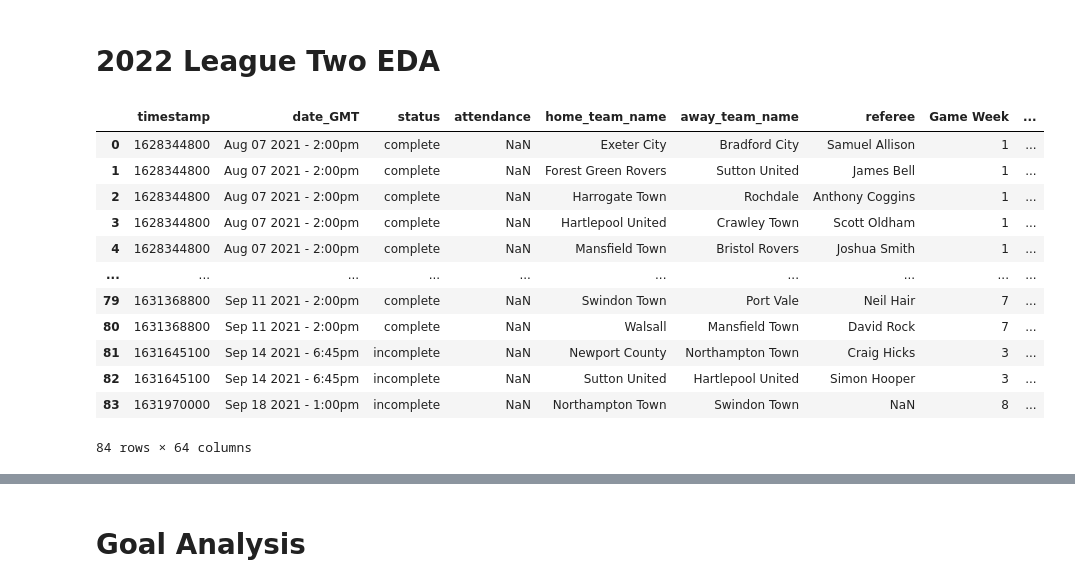
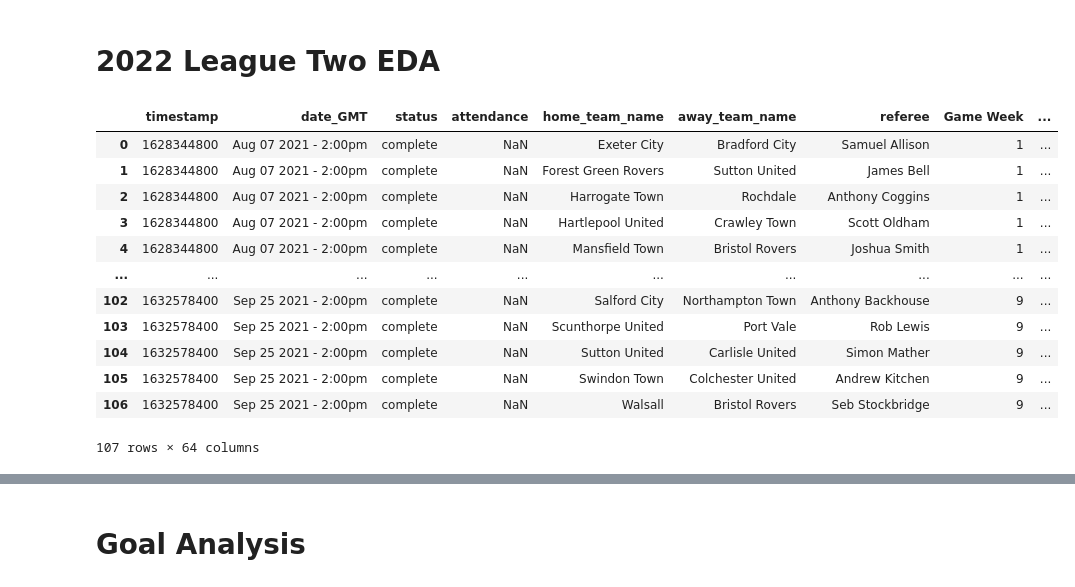
Before and after one commit to dkeyer/English-_Championship_2021, a Jupyter notebook: League_Two/League_two_2022_EDA.ipynb, the cells around one changed output, grey strips where cells are left out. Saved outputs shown, nothing was run; the diff lists cells and outputs as text; code cells hidden in the pictures.

```diff
--- a/League_Two/League_two_2022_EDA.ipynb
+++ b/League_Two/League_two_2022_EDA.ipynb
@@ -14,23 +14,23 @@ from sklearn.neighbors import KNeighborsClassifier
 from sklearn.svm import SVR
 from sklearn.decomposition import PCA
 # %%
-team_stats = pd.read_csv('../footy_data/league_two_teams_2022.csv')
-games = pd.read_csv('../footy_data/league_two_games_2022.csv')
+team_stats = pd.read_csv('../../footy_data/league_two_teams_2022.csv')
+games = pd.read_csv('../../footy_data/league_two_games_2022.csv')
 # %%
-games = games[0:84]
+games = games.loc[games['status'] == 'complete']
 games
 #Played matches
 # %% [output]
 |  | timestamp | date_GMT | status | attendance | home_team_name | away_team_name | referee | Game Week | ... |
 | 0 | 1628344800 | Aug 07 2021 - 2:00pm | complete | NaN | Exeter City | Bradford City | Samuel Allison | 1 | ... |
 | 1 | 1628344800 | Aug 07 2021 - 2:00pm | complete | NaN | Forest Green Rovers | Sutton United | James Bell | 1 | ... |
 | 2 | 1628344800 | Aug 07 2021 - 2:00pm | complete | NaN | Harrogate Town | Rochdale | Anthony Coggins | 1 | ... |
 | 3 | 1628344800 | Aug 07 2021 - 2:00pm | complete | NaN | Hartlepool United | Crawley Town | Scott Oldham | 1 | ... |
 | 4 | 1628344800 | Aug 07 2021 - 2:00pm | complete | NaN | Mansfield Town | Bristol Rovers | Joshua Smith | 1 | ... |
 | ... | ... | ... | ... | ... | ... | ... | ... | ... | ... |
-| 79 | 1631368800 | Sep 11 2021 - 2:00pm | complete | NaN | Swindon Town | Port Vale | Neil Hair | 7 | ... |
-| 80 | 1631368800 | Sep 11 2021 - 2:00pm | complete | NaN | Walsall | Mansfield Town | David Rock | 7 | ... |
-| 81 | 1631645100 | Sep 14 2021 - 6:45pm | incomplete | NaN | Newport County | Northampton Town | Craig Hicks | 3 | ... |
-| 82 | 1631645100 | Sep 14 2021 - 6:45pm | incomplete | NaN | Sutton United | Hartlepool United | Simon Hooper | 3 | ... |
-| 83 | 1631970000 | Sep 18 2021 - 1:00pm | incomplete | NaN | Northampton Town | Swindon Town | NaN | 8 | ... |
+| 102 | 1632578400 | Sep 25 2021 - 2:00pm | complete | NaN | Salford City | Northampton Town | Anthony Backhouse | 9 | ... |
+| 103 | 1632578400 | Sep 25 2021 - 2:00pm | complete | NaN | Scunthorpe United | Port Vale | Rob Lewis | 9 | ... |
+| 104 | 1632578400 | Sep 25 2021 - 2:00pm | complete | NaN | Sutton United | Carlisle United | Simon Mather | 9 | ... |
+| 105 | 1632578400 | Sep 25 2021 - 2:00pm | complete | NaN | Swindon Town | Colchester United | Andrew Kitchen | 9 | ... |
+| 106 | 1632578400 | Sep 25 2021 - 2:00pm | complete | NaN | Walsall | Bristol Rovers | Seb Stockbridge | 9 | ... |
-84 rows × 64 columns
+107 rows × 64 columns
```
Also changed, not shown: parts of 11 cells of this notebook, 2 other files.
